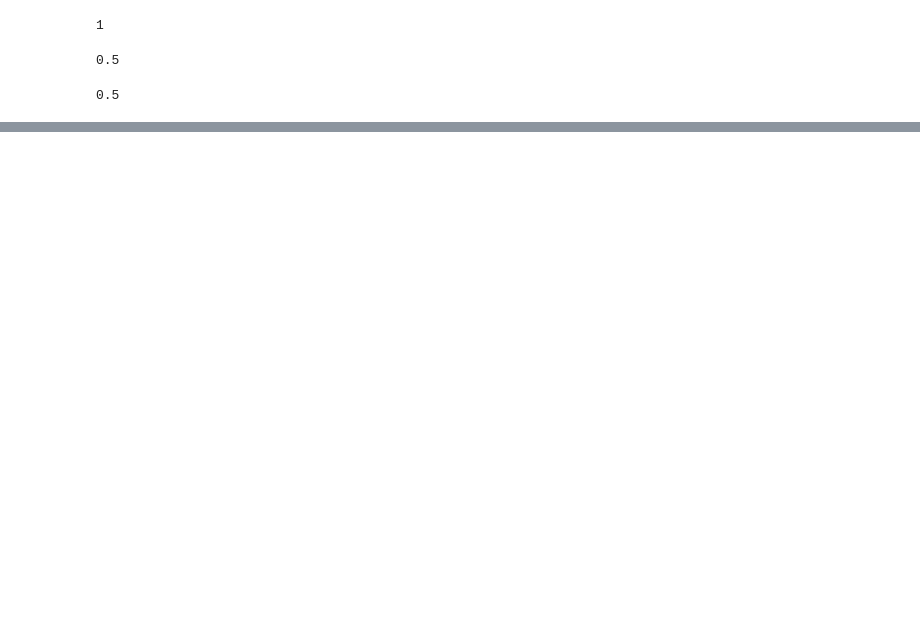
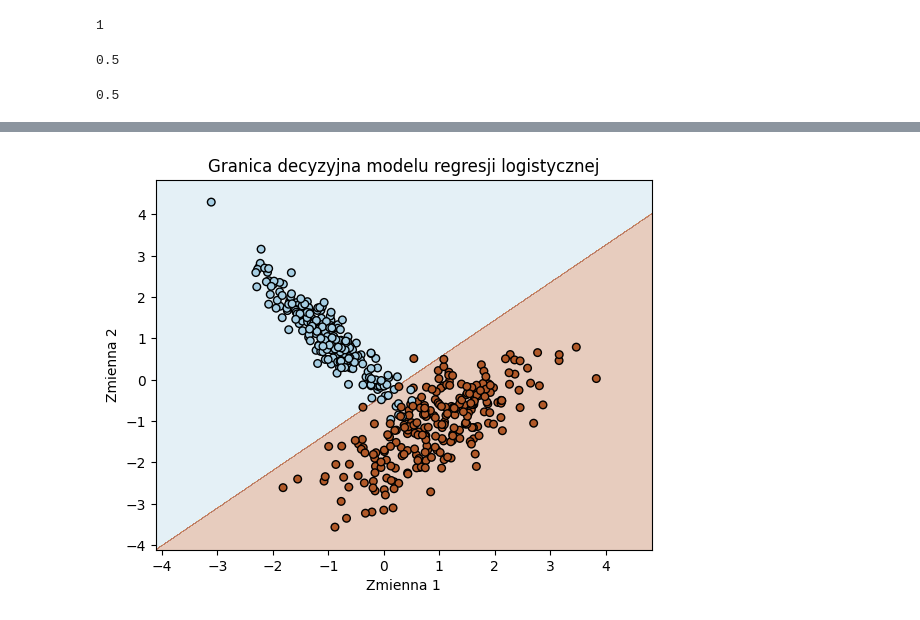
Before and after one commit to RastaAmanek/github, a Jupyter notebook: Decision tree.ipynb, the cells around one changed output, grey strips where cells are left out. Saved outputs shown, nothing was run; the diff lists cells and outputs as text; code cells hidden in the pictures; blank space fills up the shorter version.

```diff
--- a/Decision tree.ipynb
+++ b/Decision tree.ipynb
@@ -42,0 +249,4 @@ accurac2
+# %%
+plot_decision_boundary(model, X, y)
+# %% [output]
+[figure, added]
```
Also changed, not shown: parts of 41 cells of this notebook.
